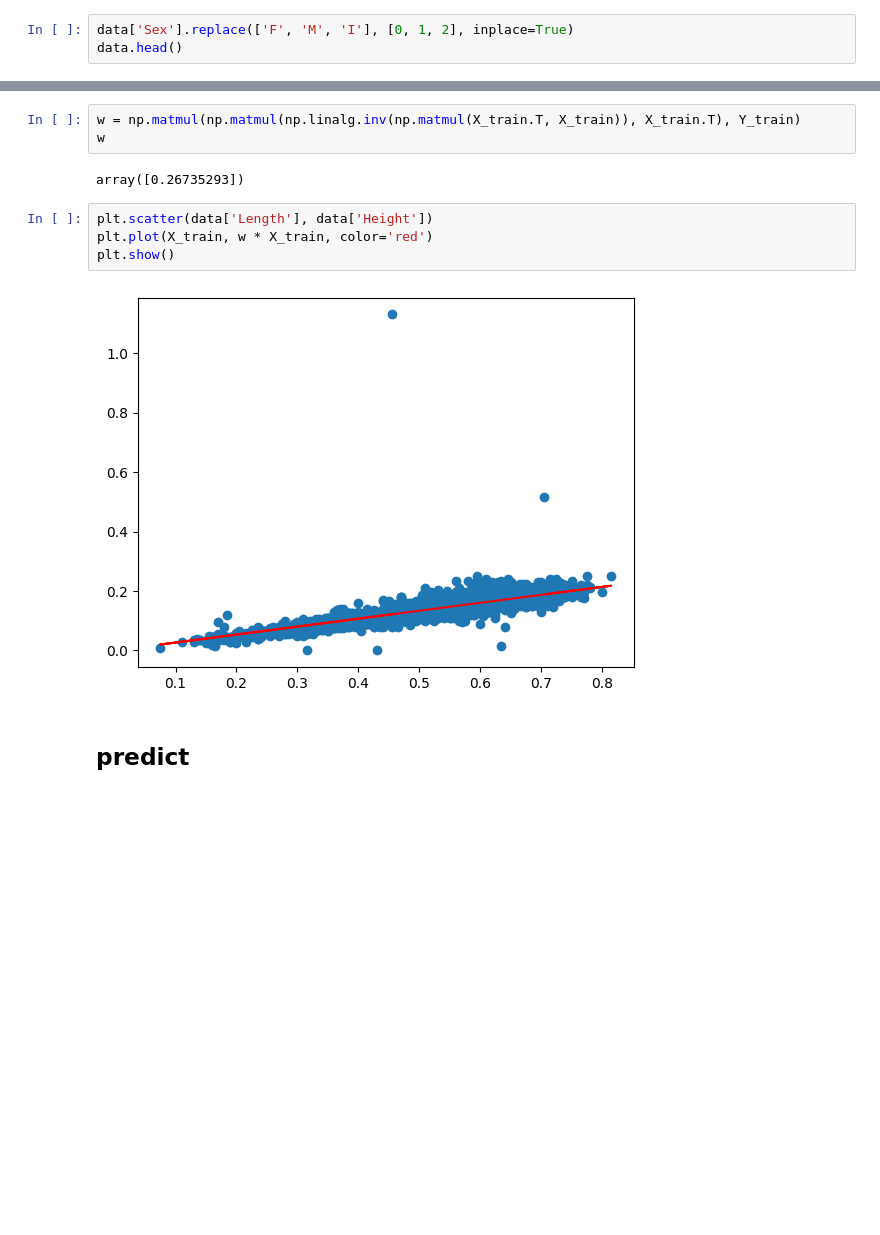
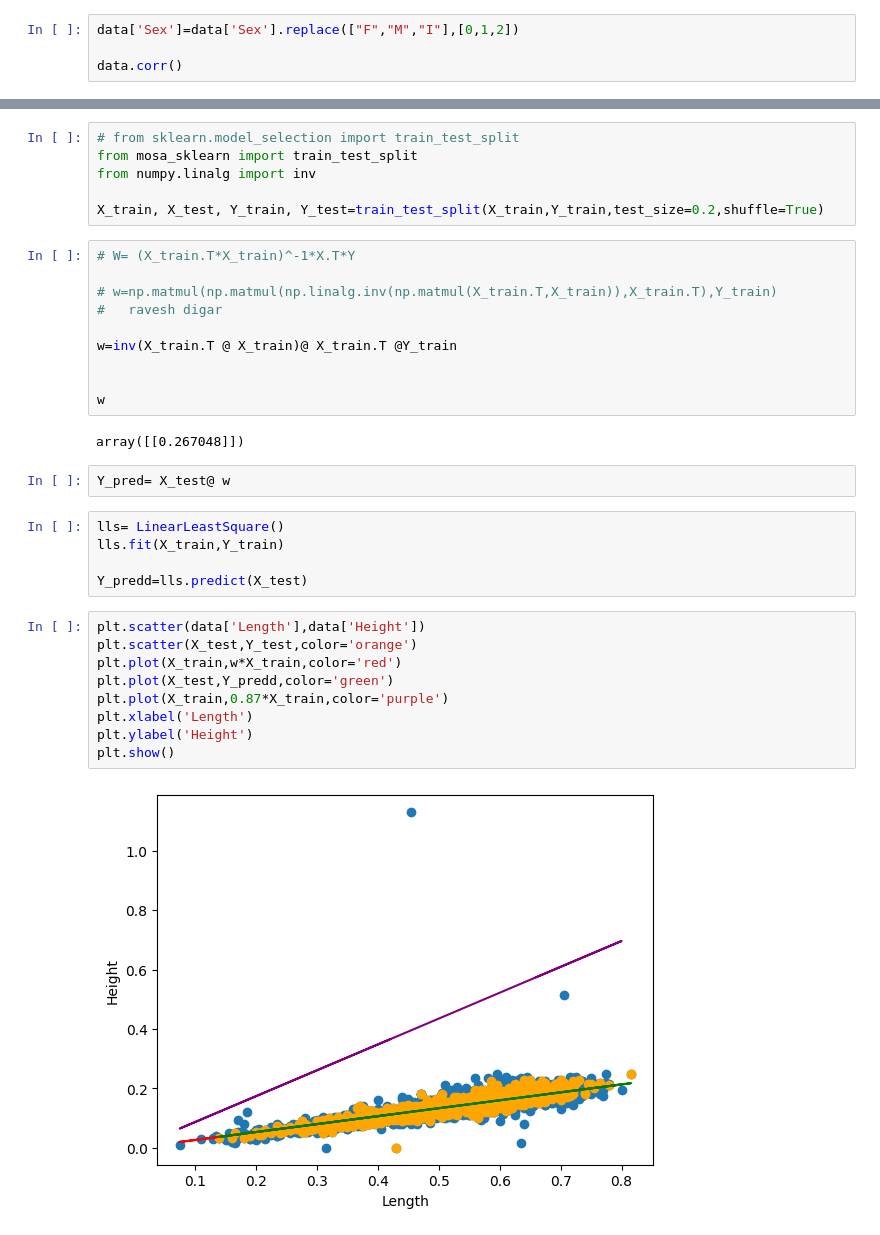
Before and after one commit to MSaberian/PyLearnMachineLearning, a Jupyter notebook: PyLearnMLLLS2/abalone.ipynb, the cells around one changed output, grey strips where cells are left out. Saved outputs shown, nothing was run; the diff lists cells and outputs as text; blank space fills up the shorter version.

Commit message:
train_test_split

```diff
--- a/PyLearnMLLLS2/abalone.ipynb
+++ b/PyLearnMLLLS2/abalone.ipynb
@@ -13,5 +15,6 @@ data.head()
 | 3 | M | 0.440 | 0.365 | 0.125 | 0.5160 | 0.2155 | 0.1140 | 0.155 | ... |
 | 4 | I | 0.330 | 0.255 | 0.080 | 0.2050 | 0.0895 | 0.0395 | 0.055 | ... |
 # %%
-data['Sex'].replace(['F', 'M', 'I'], [0, 1, 2], inplace=True)
-data.head()
+data['Sex']=data['Sex'].replace(["F","M","I"],[0,1,2])
+
+data.corr()
@@ -47,13 +60,36 @@ Y_train = np.array(data[['Height']])
+# %%
+# from sklearn.model_selection import train_test_split
+from mosa_sklearn import train_test_split
+from numpy.linalg import inv
+
+X_train, X_test, Y_train, Y_test=train_test_split(X_train,Y_train,test_size=0.2,shuffle=True)
 # %%
-w = np.matmul(np.matmul(np.linalg.inv(np.matmul(X_train.T, X_train)), X_train.T), Y_train)
+# W= (X_train.T*X_train)^-1*X.T*Y
+
+# w=np.matmul(np.matmul(np.linalg.inv(np.matmul(X_train.T,X_train)),X_train.T),Y_train)
+#   ravesh digar
+
+w=inv(X_train.T @ X_train)@ X_train.T @Y_train
+
+
 w
 # %% [output]
-array([0.26735293])
+array([[0.267048]])
+# %%
+Y_pred= X_test@ w
+# %%
+lls= LinearLeastSquare()
+lls.fit(X_train,Y_train)
+
+Y_predd=lls.predict(X_test)
 # %%
-plt.scatter(data['Length'], data['Height'])
-plt.plot(X_train, w * X_train, color='red')
+plt.scatter(data['Length'],data['Height'])
+plt.scatter(X_test,Y_test,color='orange')
+plt.plot(X_train,w*X_train,color='red')
+plt.plot(X_test,Y_predd,color='green')
+plt.plot(X_train,0.87*X_train,color='purple')
+plt.xlabel('Length')
+plt.ylabel('Height')
 plt.show()
 # %% [output]
-[figure, old version]
+[figure, new version]
-# %% [markdown]
-## predict
```
Also changed, not shown: parts of 15 cells of this notebook, 5 other files.
